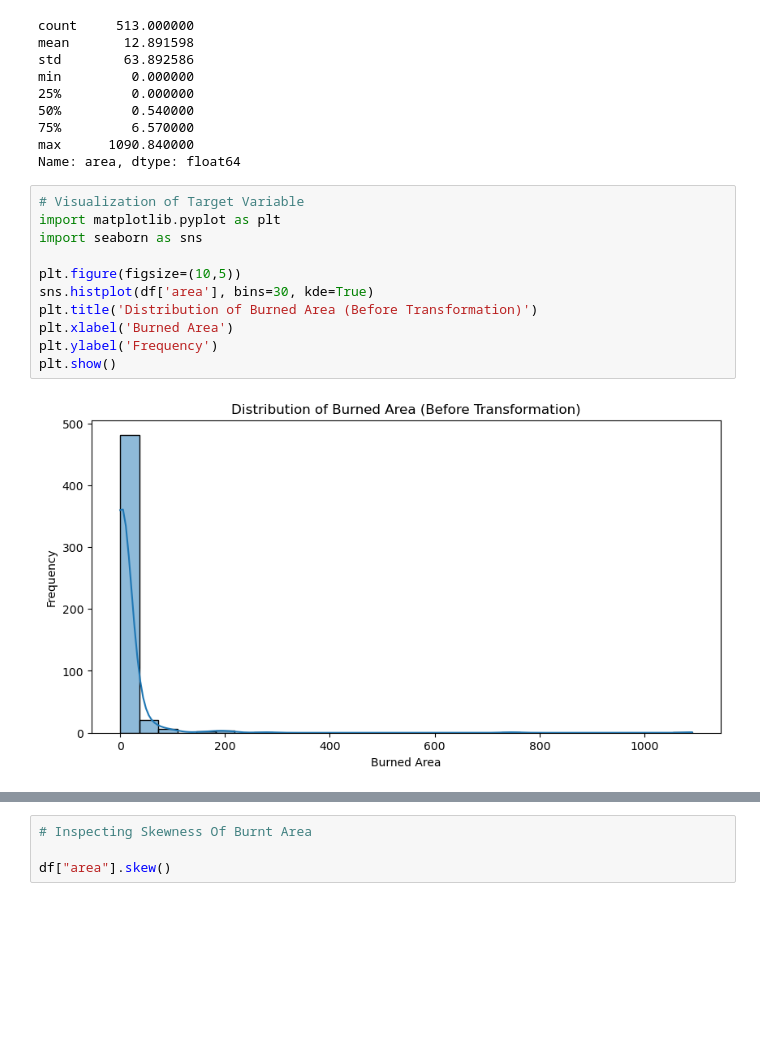
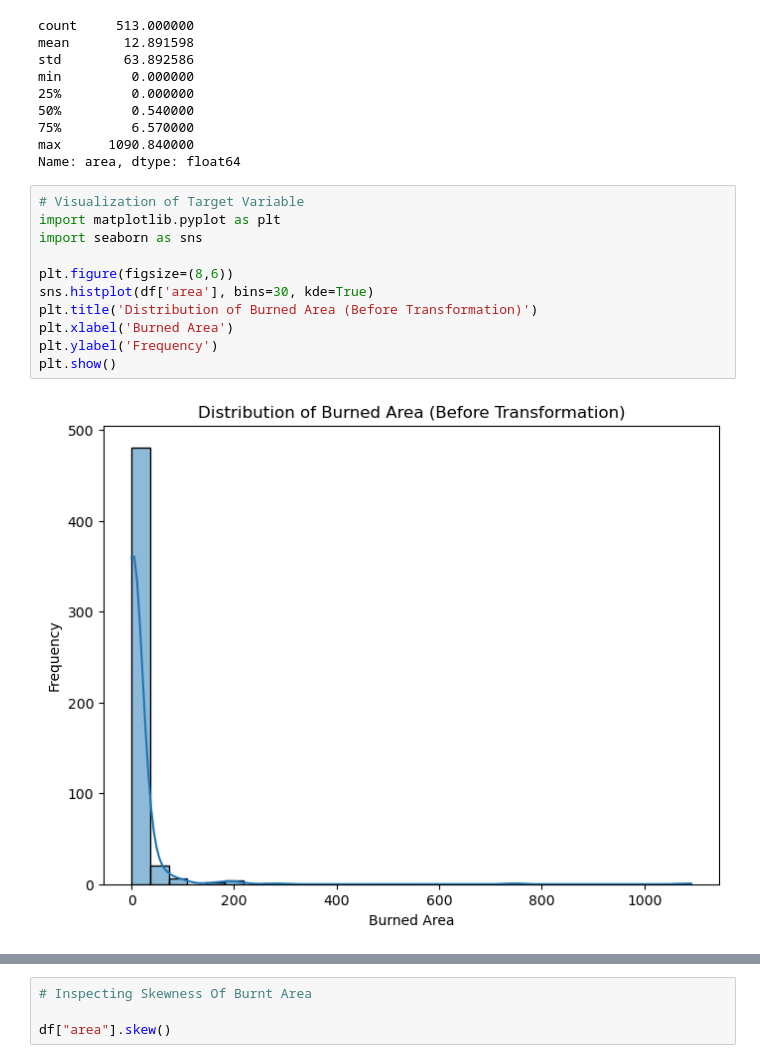
Before and after one commit to Oluwatosin-Simeon/wildfire-risk-analysis, a Jupyter notebook: wildfire-risk-analysis/notebooks/wildfire-analysis .ipynb, the cells around one changed output, grey strips where cells are left out. Drawn from its saved outputs; the diff is of its cells as text; blank space fills up the shorter version.

```diff
--- a/wildfire-risk-analysis/notebooks/wildfire-analysis .ipynb
+++ b/wildfire-risk-analysis/notebooks/wildfire-analysis .ipynb
@@ -197,15 +197,15 @@ Name: area, dtype: float64
 # %%
 # Visualization of Target Variable
 import matplotlib.pyplot as plt
 import seaborn as sns
 
-plt.figure(figsize=(10,5))
+plt.figure(figsize=(8,6))
 sns.histplot(df['area'], bins=30, kde=True)
 plt.title('Distribution of Burned Area (Before Transformation)')
 plt.xlabel('Burned Area')
 plt.ylabel('Frequency')
 plt.show()
 # %% [output]
-[figure, old version]
+[figure, new version]
 # %%
 # Checking For Outliers (Extreme Values that deviate significantly from the rest of a dataset in a distribution)
```
Also changed, not shown: parts of 63 cells of this notebook, 2 other files.
